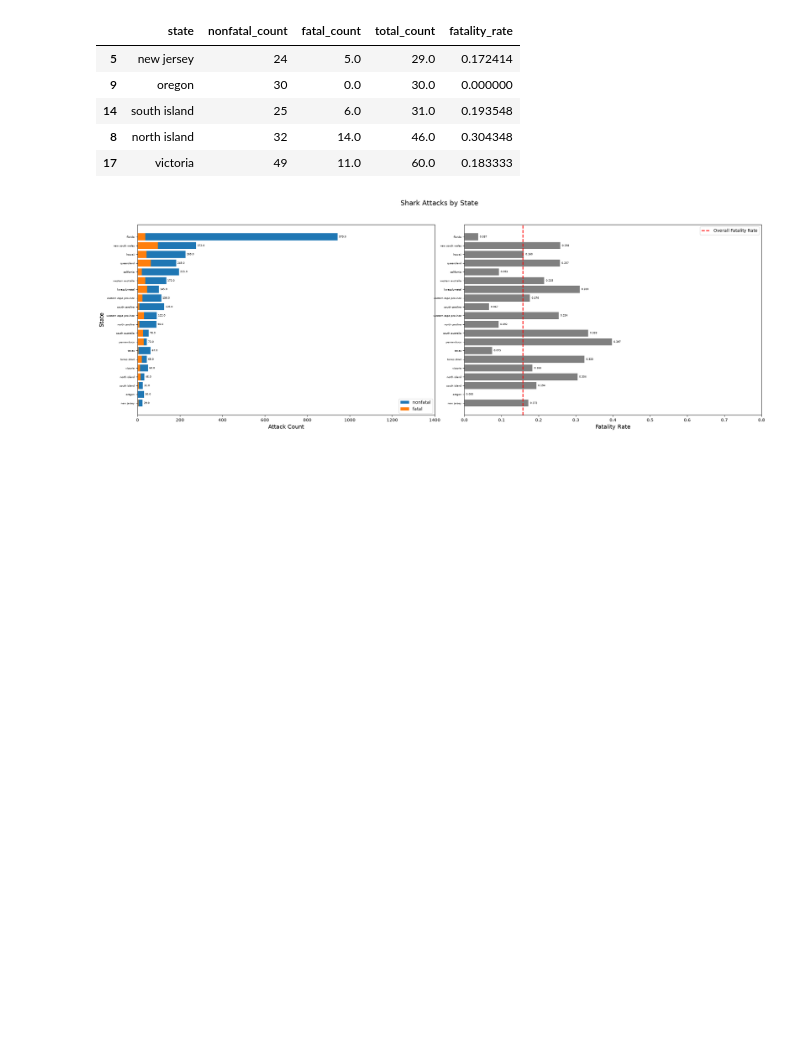
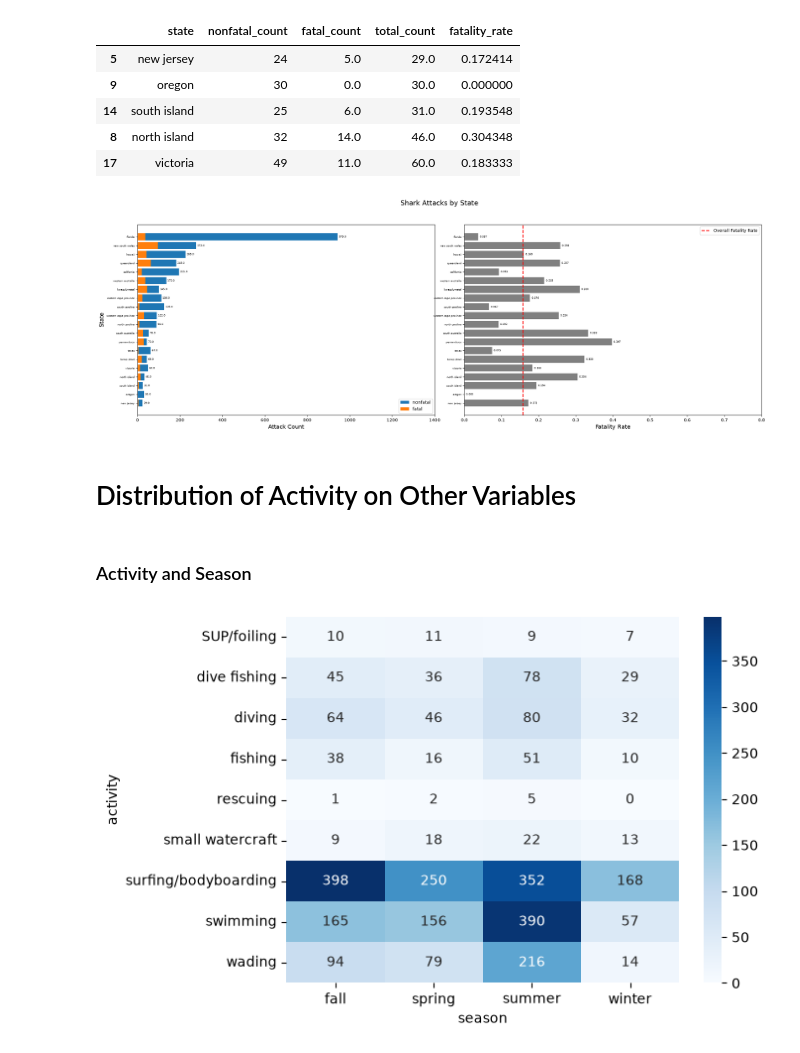
Before and after one commit to imalvarado/5650-final-project, a Jupyter notebook: code/eda.ipynb, the cells around one changed output. Cells and saved outputs as stored; diff of their text form; code cells hidden in the pictures; blank space fills up the shorter version.

```diff
--- a/code/eda.ipynb
+++ b/code/eda.ipynb
@@ -229,3 +257,19 @@ state_counts.head()
 fatality_rate_plots_state(state_counts, attribute_name="state", max_x=1400, legend_pos="lower right")
 # %% [output]
 [figure]
+# %% [markdown]
+# Distribution of Activity on Other Variables
+# %% [markdown]
+### Activity and Season
+# %%
+activ_season_ct = pd.crosstab(shark_df["activity"], shark_df["season"])
+
+sns.heatmap(
+    activ_season_ct,
+    annot=True,
+    fmt="d",
+    cmap="Blues"
+)
+plt.show()
+# %% [output]
+[figure, added]
```
Also changed, not shown: parts of 9 cells of this notebook, 6 other files.
